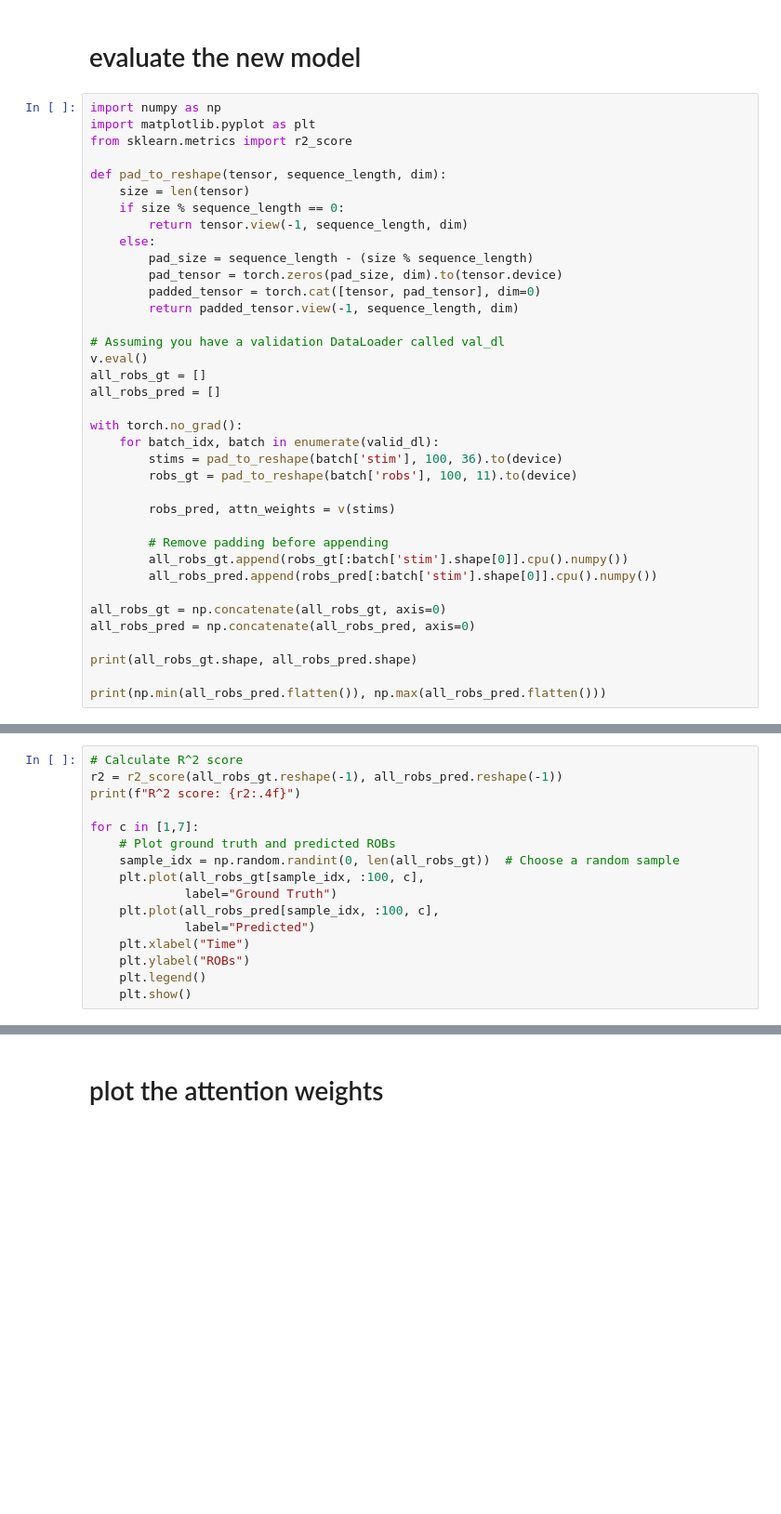
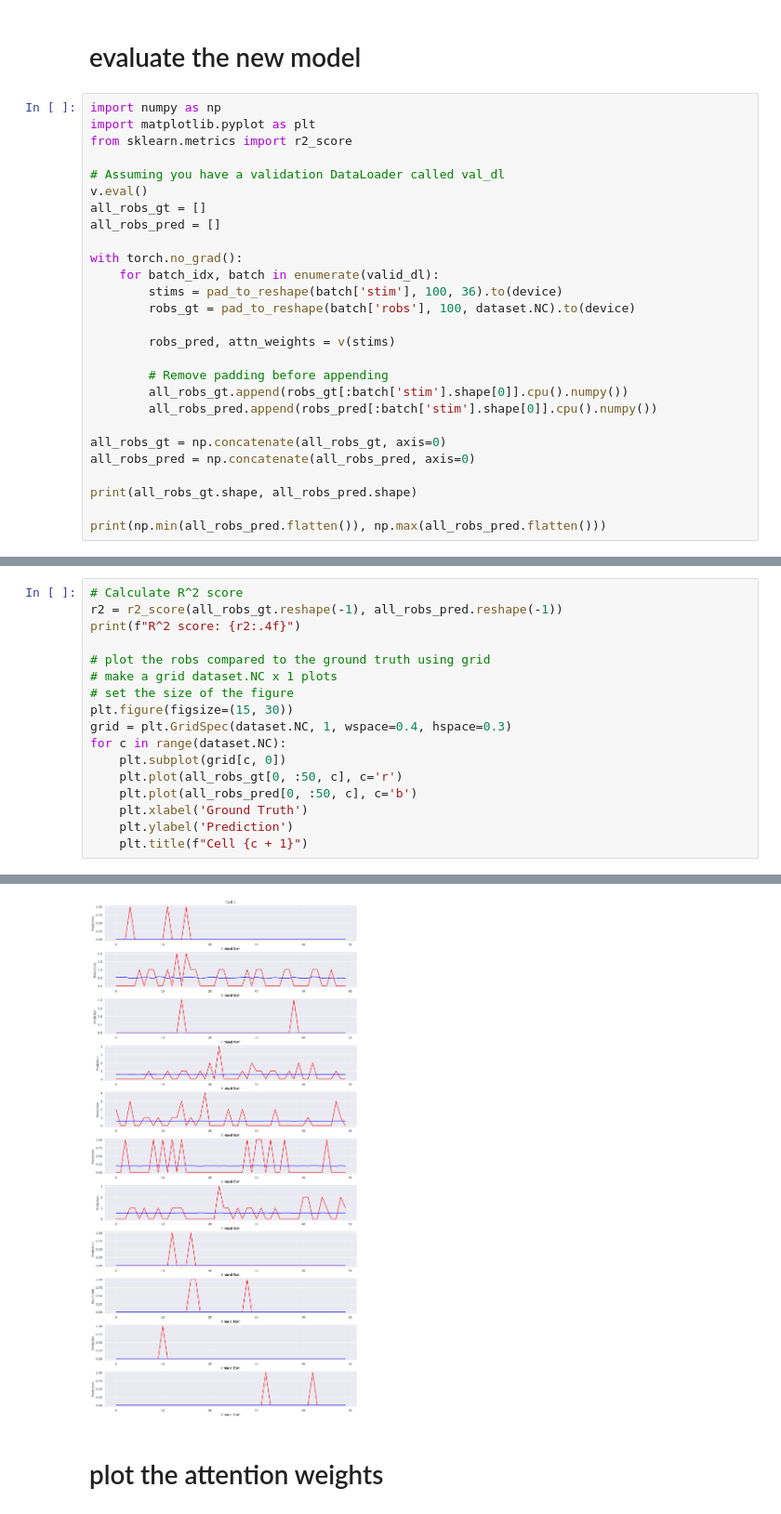
Before and after one commit to NeuroTheoryUMD/mattjac, a Jupyter notebook: v1/vitransformer.ipynb, the cells around one changed output, grey strips where cells are left out. Shown at 93% size. Drawn from its saved outputs; the diff is of its cells as text; blank space fills up the shorter version.

```diff
--- a/v1/vitransformer.ipynb
+++ b/v1/vitransformer.ipynb
@@ -1189,16 +1270,6 @@ Finished Training
 import numpy as np
 import matplotlib.pyplot as plt
 from sklearn.metrics import r2_score
-
-def pad_to_reshape(tensor, sequence_length, dim):
-    size = len(tensor)
-    if size % sequence_length == 0:
-        return tensor.view(-1, sequence_length, dim)
-    else:
-        pad_size = sequence_length - (size % sequence_length)
-        pad_tensor = torch.zeros(pad_size, dim).to(tensor.device)
-        padded_tensor = torch.cat([tensor, pad_tensor], dim=0)
-        return padded_tensor.view(-1, sequence_length, dim)
 
 # Assuming you have a validation DataLoader called val_dl
 v.eval()
@@ -1208,7 +1279,7 @@ all_robs_pred = []
 with torch.no_grad():
     for batch_idx, batch in enumerate(valid_dl):
         stims = pad_to_reshape(batch['stim'], 100, 36).to(device)
-        robs_gt = pad_to_reshape(batch['robs'], 100, 11).to(device)
+        robs_gt = pad_to_reshape(batch['robs'], 100, dataset.NC).to(device)
 
         robs_pred, attn_weights = v(stims)
 
@@ -1228,16 +1298,0 @@ print(np.min(all_robs_pred.flatten()), np.max(all_robs_pred.flatten()))
-# %%
-# Calculate R^2 score
-r2 = r2_score(all_robs_gt.reshape(-1), all_robs_pred.reshape(-1))
-print(f"R^2 score: {r2:.4f}")
-
-for c in [1,7]:
-    # Plot ground truth and predicted ROBs
-    sample_idx = np.random.randint(0, len(all_robs_gt))  # Choose a random sample
-    plt.plot(all_robs_gt[sample_idx, :100, c],
-             label="Ground Truth")
-    plt.plot(all_robs_pred[sample_idx, :100, c],
-             label="Predicted")
-    plt.xlabel("Time")
-    plt.ylabel("ROBs")
-    plt.legend()
-    plt.show()
@@ -1247,0 +1299,18 @@ R^2 score: 0.1257
+# %%
+# Calculate R^2 score
+r2 = r2_score(all_robs_gt.reshape(-1), all_robs_pred.reshape(-1))
+print(f"R^2 score: {r2:.4f}")
+
+# plot the robs compared to the ground truth using grid
+# make a grid dataset.NC x 1 plots
+# set the size of the figure
+plt.figure(figsize=(15, 30))
+grid = plt.GridSpec(dataset.NC, 1, wspace=0.4, hspace=0.3)
+for c in range(dataset.NC):
+    plt.subplot(grid[c, 0])
+    plt.plot(all_robs_gt[0, :50, c], c='r')
+    plt.plot(all_robs_pred[0, :50, c], c='b')
+    plt.xlabel('Ground Truth')
+    plt.ylabel('Prediction')
+    plt.title(f"Cell {c + 1}")
+# %% [output]
@@ -1248,3 +1318,4 @@ R^2 score: 0.1257
+[figure, added]
 # %% [markdown]
 # plot the attention weights
 # %%
```
Also changed, not shown: parts of 7 cells of this notebook.
